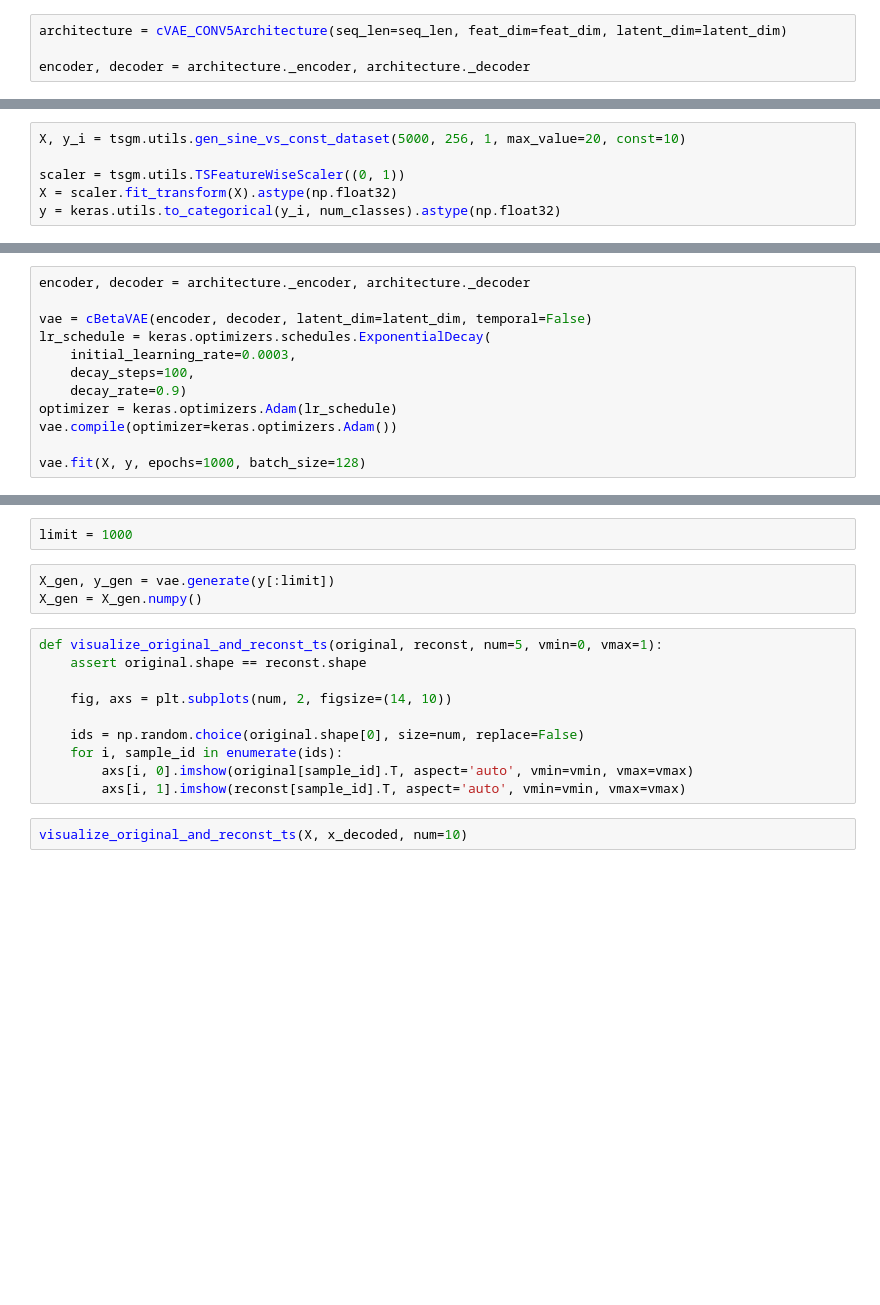
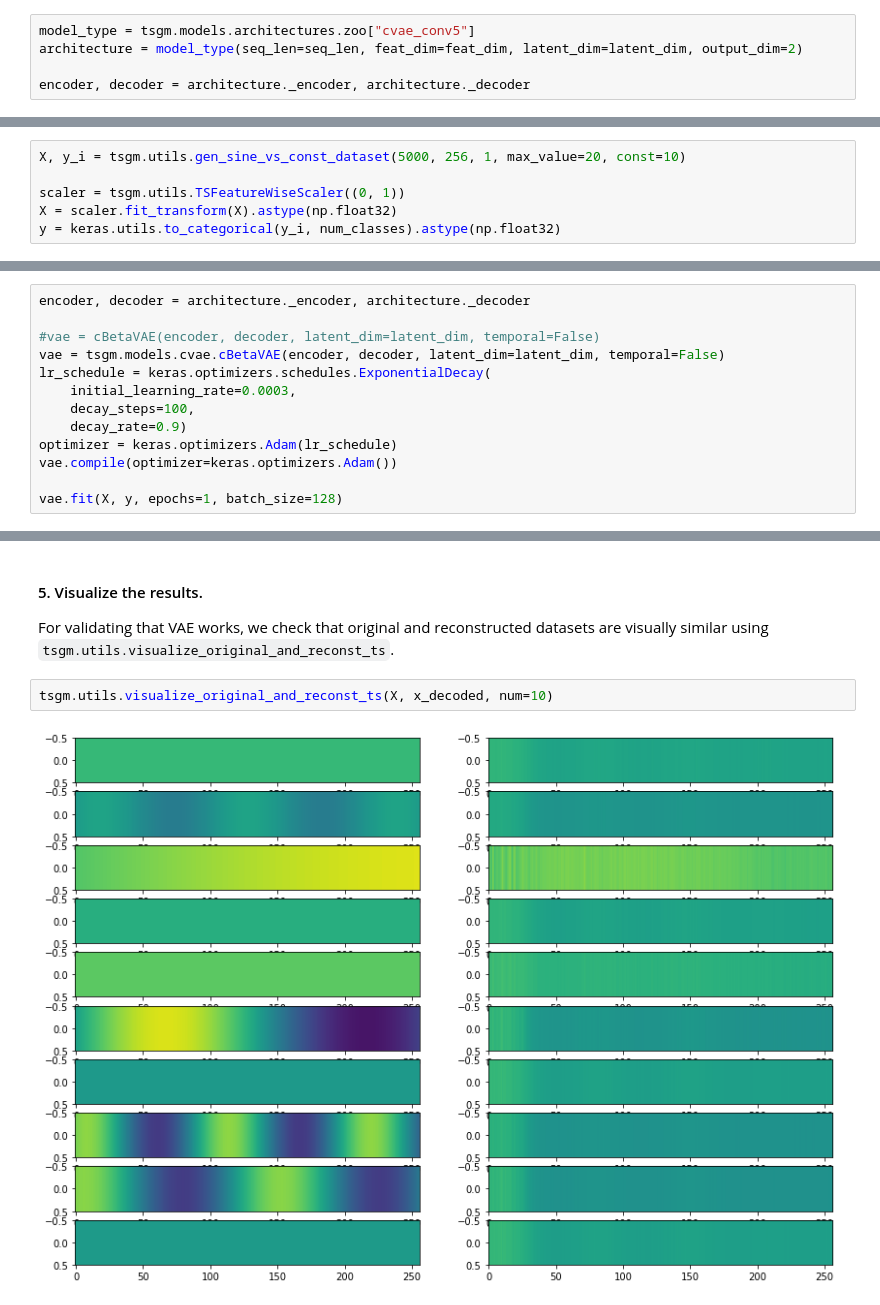
Before and after one commit to AlexanderVNikitin/tsgm, a Jupyter notebook: tutorials/VAEs/cVAE.ipynb, the cells around one changed output, grey strips where cells are left out. Cells and saved outputs as stored; diff of their text form; blank space fills up the shorter version.

```diff
--- a/tutorials/VAEs/cVAE.ipynb
+++ b/tutorials/VAEs/cVAE.ipynb
@@ -171,5 +51,6 @@ class cBetaVAE(keras.Model):
 # %%
-architecture = cVAE_CONV5Architecture(seq_len=seq_len, feat_dim=feat_dim, latent_dim=latent_dim)
+model_type = tsgm.models.architectures.zoo["cvae_conv5"]
+architecture = model_type(seq_len=seq_len, feat_dim=feat_dim, latent_dim=latent_dim, output_dim=2)
 
 encoder, decoder = architecture._encoder, architecture._decoder
 # %%
@@ -185,7 +108,8 @@ y = keras.utils.to_categorical(y_i, num_classes).astype(np.float32)
 # %%
 encoder, decoder = architecture._encoder, architecture._decoder
 
-vae = cBetaVAE(encoder, decoder, latent_dim=latent_dim, temporal=False)
+#vae = cBetaVAE(encoder, decoder, latent_dim=latent_dim, temporal=False)
+vae = tsgm.models.cvae.cBetaVAE(encoder, decoder, latent_dim=latent_dim, temporal=False)
 lr_schedule = keras.optimizers.schedules.ExponentialDecay(
     initial_learning_rate=0.0003,
     decay_steps=100,
@@ -193,4 +117,4 @@ lr_schedule = keras.optimizers.schedules.ExponentialDecay(
 optimizer = keras.optimizers.Adam(lr_schedule)
 vae.compile(optimizer=keras.optimizers.Adam())
 
-vae.fit(X, y, epochs=1000, batch_size=128)
+vae.fit(X, y, epochs=1, batch_size=128)
@@ -199,18 +128,8 @@ x_decoded = vae.predict([X, y])
-# %%
-limit = 1000
-# %%
-X_gen, y_gen = vae.generate(y[:limit])
-X_gen = X_gen.numpy()
-# %%
-def visualize_original_and_reconst_ts(original, reconst, num=5, vmin=0, vmax=1):
-    assert original.shape == reconst.shape
-
-    fig, axs = plt.subplots(num, 2, figsize=(14, 10))
-
-    ids = np.random.choice(original.shape[0], size=num, replace=False)
-    for i, sample_id in enumerate(ids):
-        axs[i, 0].imshow(original[sample_id].T, aspect='auto', vmin=vmin, vmax=vmax)
-        axs[i, 1].imshow(reconst[sample_id].T, aspect='auto', vmin=vmin, vmax=vmax)
+# %% [markdown]
+#### 5. Visualize the results.
+For validating that VAE works, we check that original and reconstructed datasets are visually similar using `tsgm.utils.visualize_original_and_reconst_ts`.
 # %%
-visualize_original_and_reconst_ts(X, x_decoded, num=10)
+tsgm.utils.visualize_original_and_reconst_ts(X, x_decoded, num=10)
+# %% [output]
+[figure, added]
 # %% [markdown]
```
Also changed, not shown: parts of 15 cells of this notebook, 3 other files.
